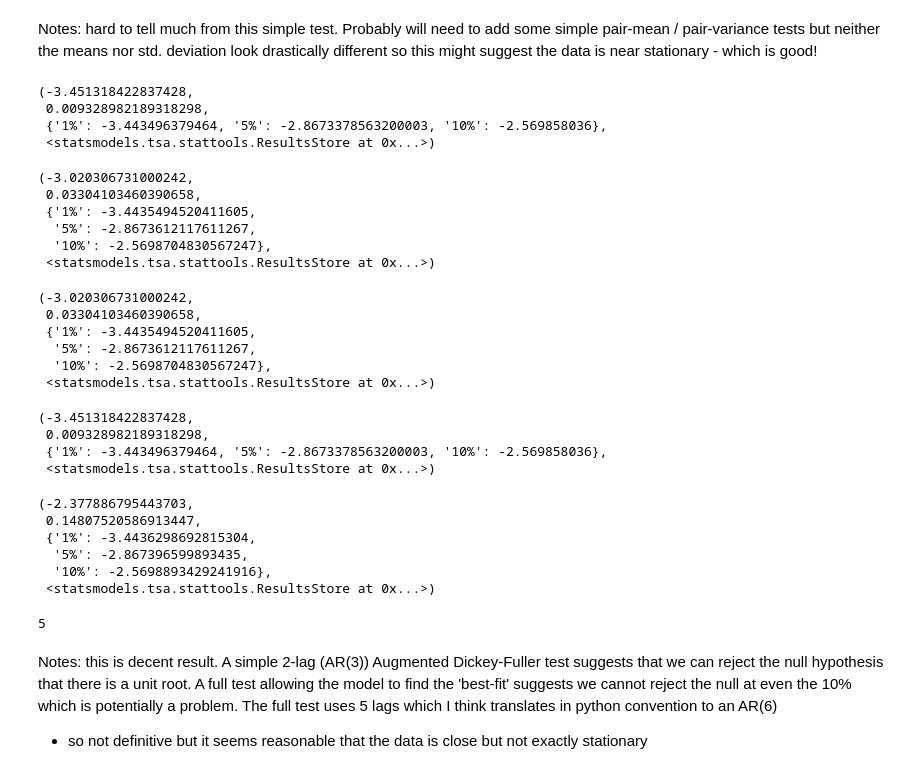
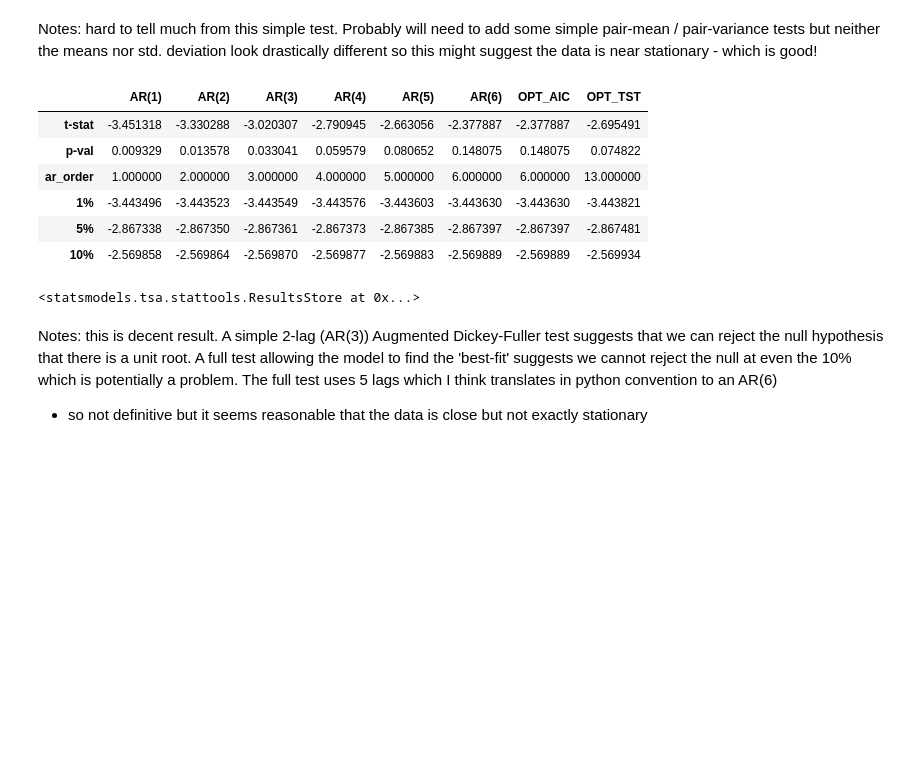
Before and after one commit to nt-ds/ckt-time-series-analysis, a Jupyter notebook: TSM_Proj.ipynb, the cells around one changed output. Drawn from its saved outputs; the diff is of its cells as text; code cells hidden in the pictures; blank space fills up the shorter version.

```diff
--- a/TSM_Proj.ipynb
+++ b/TSM_Proj.ipynb
@@ -223,12 +225,18 @@ Sample and partial autocorrelation functions plotted above. The sample autocorre
 # %%
 simple_test = STATS.two_sample_test(data_cons)
 # get up to two lags
-adfuller_test_lag1 = STATS.ADFuller(data_cons,maxlag=1)
-adfuller_test_lag2 = STATS.ADFuller(data_cons,maxlag=2)
-adfuller_test_lag3 = STATS.ADFuller(data_cons,maxlag=3)
-adfuller_test_lag4 = STATS.ADFuller(data_cons,maxlag=4)
 
-adfuller_fulltest = STATS.ADFuller(data_cons)
+adf_results = {}
+adf_results['AR(1)'] = STATS.ADFuller(data_cons,maxlag=0)
+adf_results['AR(2)'] = STATS.ADFuller(data_cons,maxlag=1)
+adf_results['AR(3)'] = STATS.ADFuller(data_cons,maxlag=2)
+adf_results['AR(4)'] = STATS.ADFuller(data_cons,maxlag=3)
+adf_results['AR(5)'] = STATS.ADFuller(data_cons,maxlag=4)
+adf_results['AR(6)'] = STATS.ADFuller(data_cons,maxlag=5)
+adf_results['OPT_AIC'] = STATS.ADFuller(data_cons,autolag='aic')
+adf_results['OPT_TST'] = STATS.ADFuller(data_cons,)
+
+adf_results = pd.DataFrame(adf_results)
 # %%
 simple_test
 # %% [output]
@@ -239,44 +249,13 @@ var_sh    162.534024
 dtype: float64
 # %% [markdown]
 Notes: hard to tell much from this simple test. Probably will need to add some simple pair-mean / pair-variance tests but neither the means nor std. deviation look drastically different so this might suggest the data is near stationary - which is good!
-# %%
-adfuller_test_lag1
-# %% [output]
-(-3.451318422837428,
- 0.009328982189318298,
- {'1%': -3.443496379464, '5%': -2.8673378563200003, '10%': -2.569858036},
- <statsmodels.tsa.stattools.ResultsStore at 0x...>)
-# %%
-adfuller_test_lag2
-# %% [output]
-(-3.020306731000242,
- 0.03304103460390658,
- {'1%': -3.4435494520411605,
-  '5%': -2.8673612117611267,
-  '10%': -2.5698704830567247},
- <statsmodels.tsa.stattools.ResultsStore at 0x...>)
-# %%
-adfuller_test_lag3
-# %% [output]
-(-3.020306731000242,
- 0.03304103460390658,
- {'1%': -3.4435494520411605,
-  '5%': -2.8673612117611267,
-  '10%': -2.5698704830567247},
- <statsmodels.tsa.stattools.ResultsStore at 0x...>)
-# %%
-adfuller_test_lag4
-# %% [output]
-(-3.451318422837428,
- 0.009328982189318298,
- {'1%': -3.443496379464, '5%': -2.8673378563200003, '10%': -2.569858036},
- <statsmodels.tsa.stattools.ResultsStore at 0x...>)
-# %%
-adfuller_fulltest
-# %% [output]
-(-2.377886795443703,
- 0.14807520586913447,
- {'1%': -3.4436298692815304,
-  '5%': -2.867396599893435,
-  '10%': -2.5698893429241916},
- <statsmodels.tsa.stattools.ResultsStore at 0x...>)
+# %%
+adf_results
+# %% [output]
+|  | AR(1) | AR(2) | AR(3) | AR(4) | AR(5) | AR(6) | OPT_AIC | OPT_TST |
+| t-stat | -3.451318 | -3.330288 | -3.020307 | -2.790945 | -2.663056 | -2.377887 | -2.377887 | -2.695491 |
+| p-val | 0.009329 | 0.013578 | 0.033041 | 0.059579 | 0.080652 | 0.148075 | 0.148075 | 0.074822 |
+| ar_order | 1.000000 | 2.000000 | 3.000000 | 4.000000 | 5.000000 | 6.000000 | 6.000000 | 13.000000 |
+| 1% | -3.443496 | -3.443523 | -3.443549 | -3.443576 | -3.443603 | -3.443630 | -3.443630 | -3.443821 |
+| 5% | -2.867338 | -2.867350 | -2.867361 | -2.867373 | -2.867385 | -2.867397 | -2.867397 | -2.867481 |
+| 10% | -2.569858 | -2.569864 | -2.569870 | -2.569877 | -2.569883 | -2.569889 | -2.569889 | -2.569934 |
@@ -283,7 +268,7 @@ adfuller_fulltest
 # %%
-adfuller_fulltest[-1].usedlag
+test_model[-1].usedlag
 # %% [output]
-5
+<statsmodels.tsa.stattools.ResultsStore at 0x...>
 # %% [markdown]
 Notes: this is decent result. A simple 2-lag (AR(3)) Augmented Dickey-Fuller test suggests that we can reject the null hypothesis that there is a unit root. A full test allowing the model to find the 'best-fit' suggests we cannot reject the null at even the 10% which is potentially a problem. The full test uses 5 lags which I think translates in python convention to an AR(6)
 - so not definitive but it seems reasonable that the data is close but not exactly stationary
```
Also changed, not shown: parts of 12 cells of this notebook.
